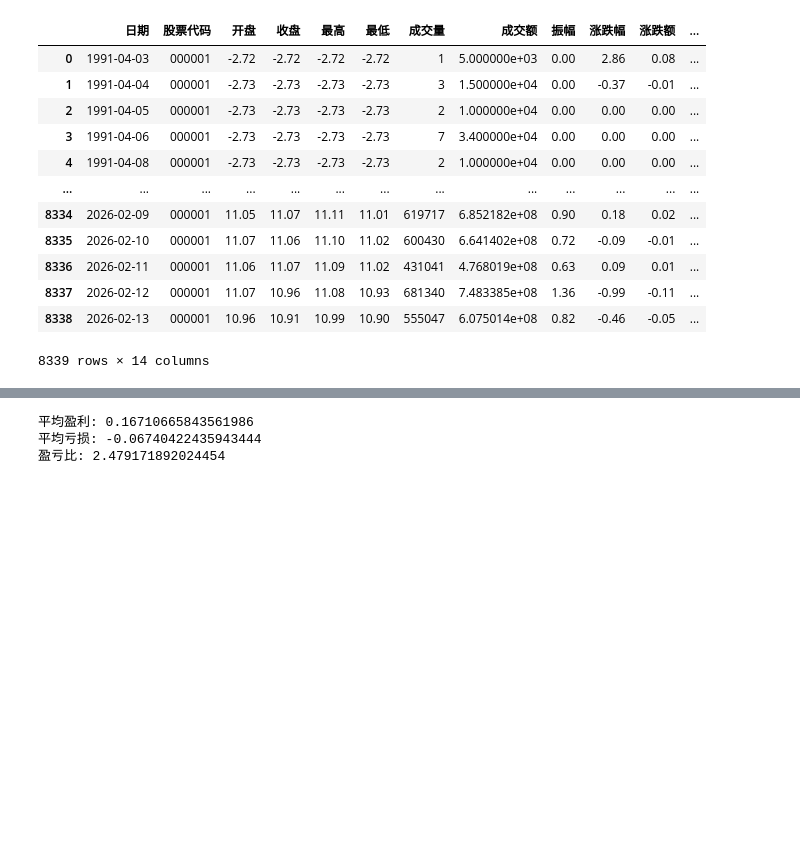
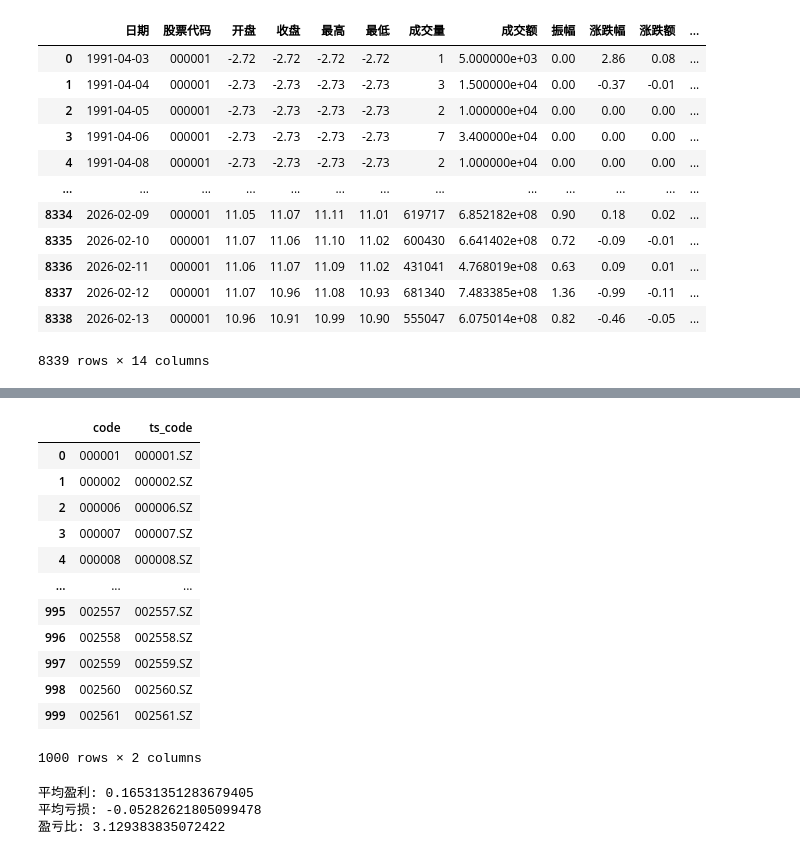
Before and after one commit to yuexiliu/stock_analysis, a Jupyter notebook: strategy_backtest.ipynb, the cells around one changed output, grey strips where cells are left out. Drawn from its saved outputs; the diff is of its cells as text; code cells hidden in the pictures; blank space fills up the shorter version.

```diff
--- a/strategy_backtest.ipynb
+++ b/strategy_backtest.ipynb
@@ -99,5 +171,21 @@ print("整体胜率:", np.mean(np.array(all_rets) > 0))
+# %%
+rows_df
+# %% [output]
+|  | code | ts_code |
+| 0 | 000001 | 000001.SZ |
+| 1 | 000002 | 000002.SZ |
+| 2 | 000006 | 000006.SZ |
+| 3 | 000007 | 000007.SZ |
+| 4 | 000008 | 000008.SZ |
+| ... | ... | ... |
+| 995 | 002557 | 002557.SZ |
+| 996 | 002558 | 002558.SZ |
+| 997 | 002559 | 002559.SZ |
+| 998 | 002560 | 002560.SZ |
+| 999 | 002561 | 002561.SZ |
+1000 rows × 2 columns
 # %%
-all_rets = [r for r in all_rets if abs(r) < 1]
+#all_rets = [r for r in all_rets if abs(r) < 1]
 wins = [r for r in all_rets if r > 0]
 losses = [r for r in all_rets if r <= 0]
 
@@ -105,9 +193,9 @@ print("平均盈利:", np.mean(wins))
 print("平均亏损:", np.mean(losses))
 print("盈亏比:", abs(np.mean(wins) / np.mean(losses)))
 # %% [output]
-平均盈利: 0.16710665843561986
-平均亏损: -0.06740422435943444
-盈亏比: 2.479171892024454
+平均盈利: 0.16531351283679405
+平均亏损: -0.05282621805099478
+盈亏比: 3.129383835072422
 # %%
 print("最大盈利:", np.max(all_rets))
 print("最大亏损:", np.min(all_rets))
```
Also changed, not shown: parts of 9 cells of this notebook, 4 other files.
